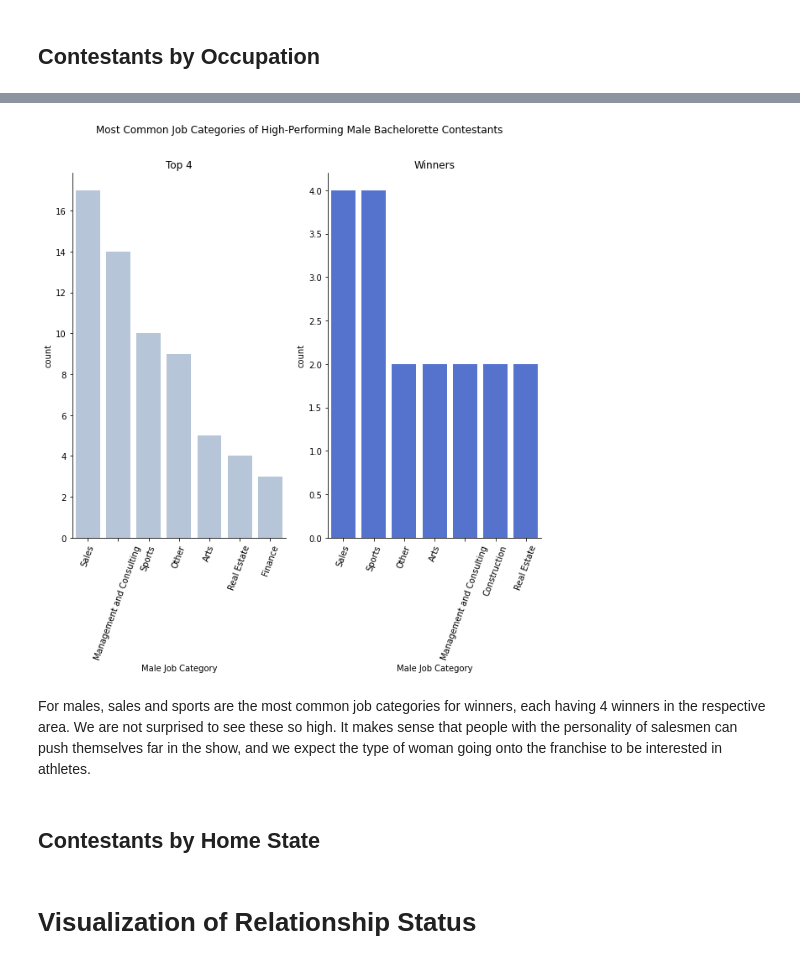
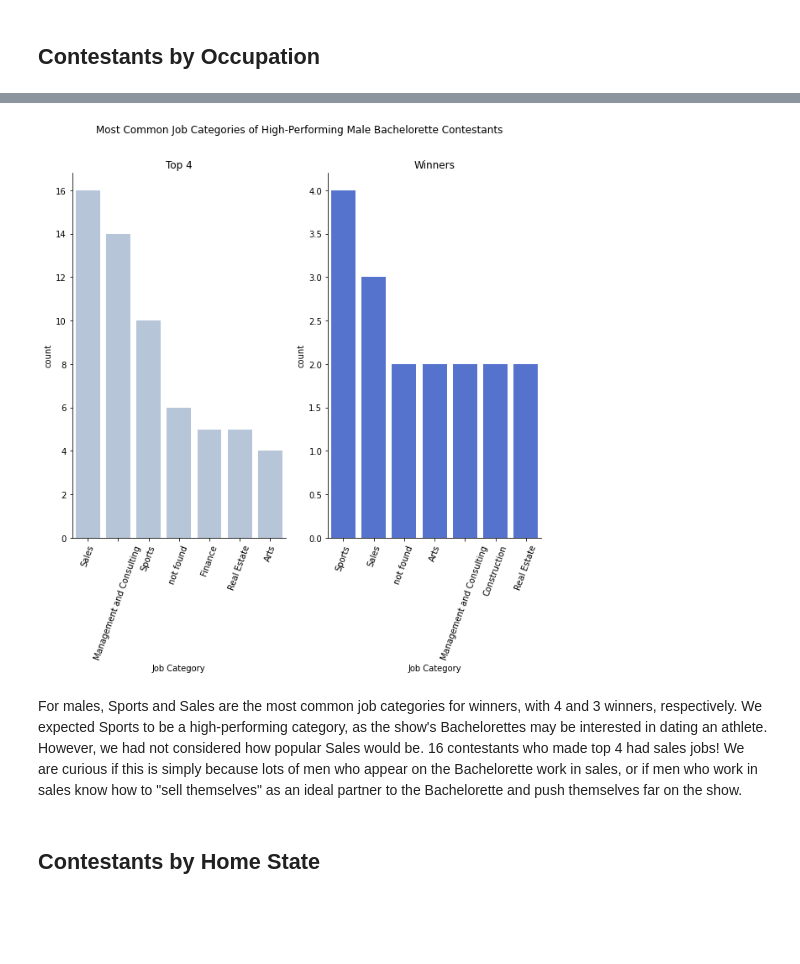
Before and after one commit to melissamelton/BachelorAnalysis, a Jupyter notebook: TheBachelorAnalysis_GSB521.ipynb, the cells around one changed output, grey strips where cells are left out. Drawn from its saved outputs; the diff is of its cells as text; code cells hidden in the pictures; blank space fills up the shorter version.

```diff
--- a/TheBachelorAnalysis_GSB521.ipynb
+++ b/TheBachelorAnalysis_GSB521.ipynb
@@ -304,11 +323,3 @@ job_dictionary2 = {'Marketing': marketing, 'Finance': finance, 'Sales': sales, '
                   'Dental Care': dental, 'Real Estate': realestate, 'Legal': attorney,
                   'Flight': flight, 'Engineering': engineer,
                   'Army or Veteran': armyvet, 'Student': student, 'Construction': construction}
-# %%
-# create an empty column for inserting job category
-top4_df2.insert(7, 'Male Job Category', '')
-winners_df2.insert(7, 'Male Job Category', '')
-# %%
-# call the detect_category() function for the top 4 and winners data frames
-top4_df2 = detect_category(job_dictionary2, top4_df2)
-winners_df2 = detect_category(job_dictionary2, winners_df2)
@@ -320,0 +326,17 @@ See the caveats in the documentation: https://pandas.pydata.org/pandas-docs/stab
+# %%
+def calculateJobCategory(row):
+  occupation = row['Occupation'].casefold()
+
+  for k, v in job_dictionary2.items():
+    for occupation_keywords in v:
+      if occupation_keywords.casefold() in occupation:
+        return k
+
+  #print(f"did not find {occupation}")
+  return "not found"
+
+top4_df2['Job Category'] = top4_df2.apply(calculateJobCategory, axis=1)
+winners_df2['Job Category'] = winners_df2.apply(calculateJobCategory, axis=1)
+
+# counts of each job category among all Bachelorette contestants who made top 4
+top4_df2['Job Category'].value_counts()
@@ -432,25 +490,23 @@ Next, we will do the same for the males.
 # %%
 #Job Categories for: Top 4 Male contestants AND Winning Male contestants: The Bachelorette
 fig, axes = plt.subplots(nrows = 1, ncols = 2, figsize = (10,8))
 
-order_top42 = top4_df2["Male Job Category"].value_counts().iloc[:7].index
-order_winners2 = winners_df2["Male Job Category"].value_counts().iloc[:7].index
+order_top42 = top4_df2["Job Category"].value_counts().iloc[:7].index
+order_winners2 = winners_df2["Job Category"].value_counts().iloc[:7].index
 
-sns.countplot(top4_df2["Male Job Category"], color="lightsteelblue", ax = axes[0],
+sns.countplot(top4_df2["Job Category"], color="lightsteelblue", ax = axes[0],
               order=order_top42).set(title="Top 4")
 axes[0].set_xticklabels(order_top42, rotation = 70)
 
-sns.countplot(winners_df2["Male Job Category"], color="royalblue", ax = axes[1],
+sns.countplot(winners_df2["Job Category"], color="royalblue", ax = axes[1],
               order=order_winners2).set(title="Winners")
 axes[1].set_xticklabels(order_winners2, rotation = 70)
 
 fig.suptitle('Most Common Job Categories of High-Performing Male Bachelorette Contestants')
 sns.despine()
 # %% [output]
-[figure, old version]
+[figure, new version]
-# %% [markdown]
-For males, sales and sports are the most common job categories for winners, each having 4 winners in the respective area. We are not surprised to see these so high. It makes sense that people with the personality of salesmen can push themselves far in the show, and we expect the type of woman going onto the franchise to be interested in athletes.
+# %% [markdown]
+For males, Sports and Sales are the most common job categories for winners, with 4 and 3 winners, respectively. We expected Sports to be a high-performing category, as the show's Bachelorettes may be interested in dating an athlete. However, we had not considered how popular Sales would be. 16 contestants who made top 4 had sales jobs! We are curious if this is simply because lots of men who appear on the Bachelorette work in sales, or if men who work in sales know how to "sell themselves" as an ideal partner to the Bachelorette and push themselves far on the show.
 # %% [markdown]
 ## Contestants by Home State
-# %% [markdown]
-# Visualization of Relationship Status
```
Also changed, not shown: parts of 34 cells of this notebook.
